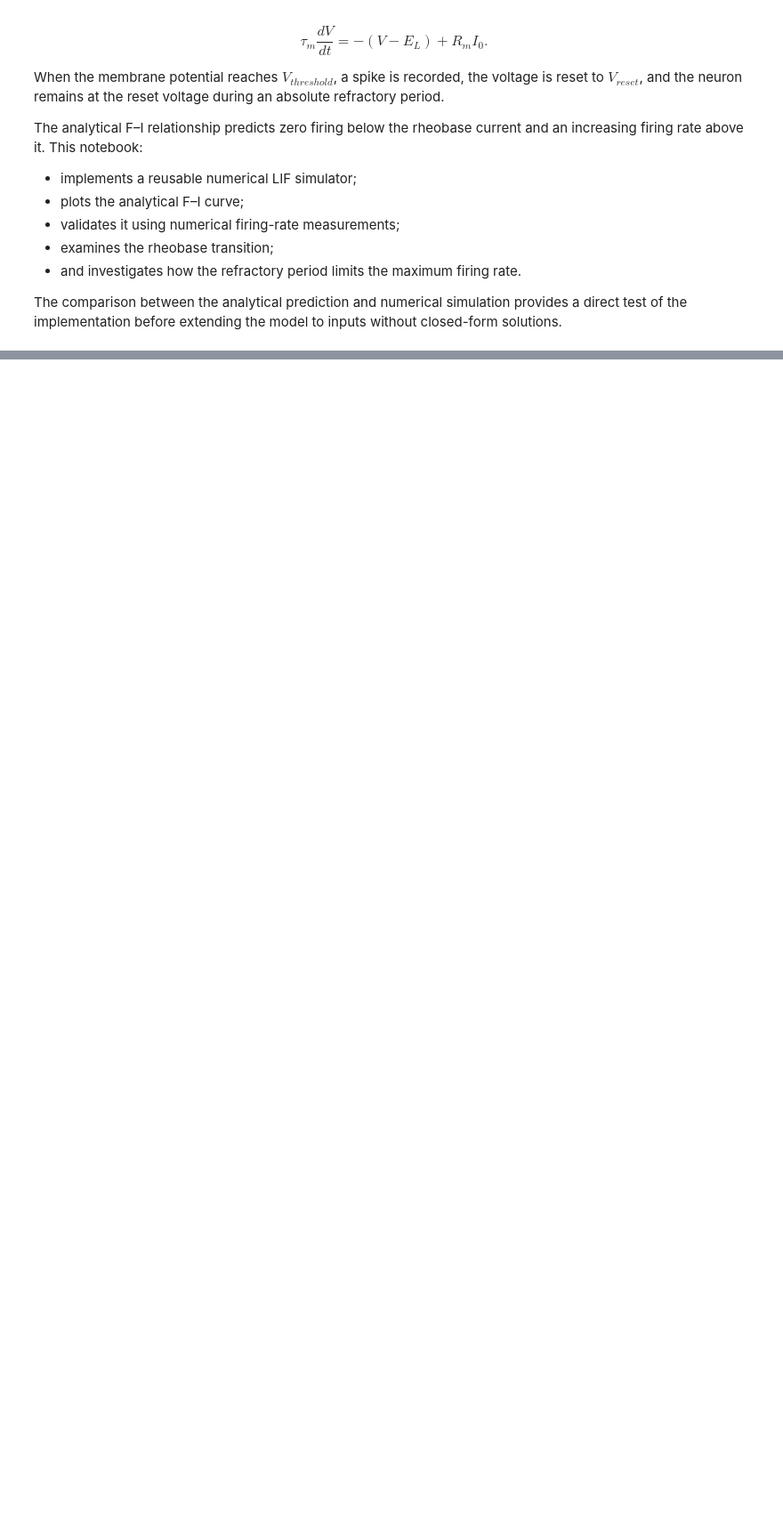
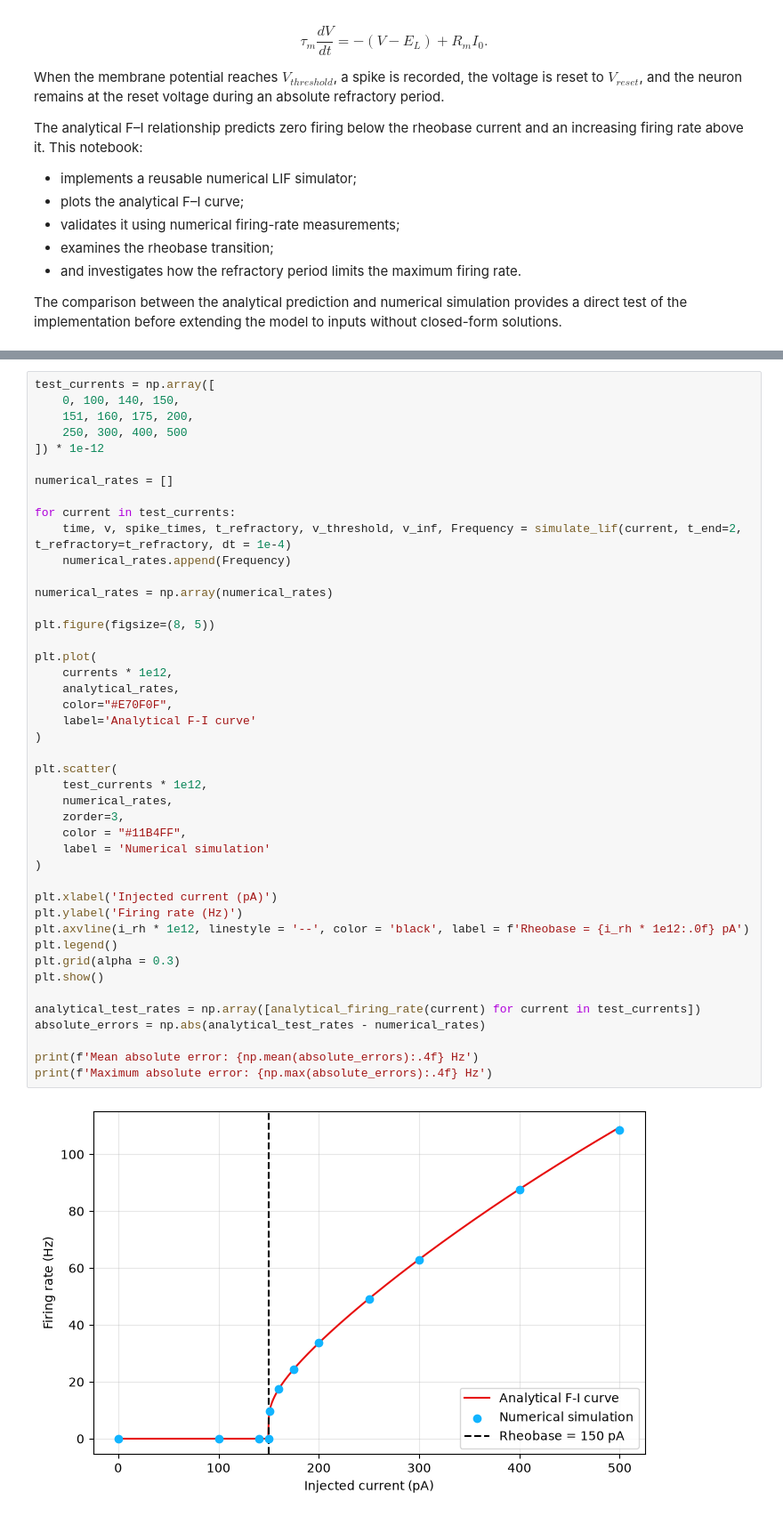
Before and after one commit to Elltropy/Leaky-integrate-and-fire-neuron-dynamics, a Jupyter notebook: notebooks/03_fi_curve.ipynb, the cells around one changed output, grey strips where cells are left out. Shown at 89% size. Drawn from its saved outputs; the diff is of its cells as text; blank space fills up the shorter version.

```diff
--- a/notebooks/03_fi_curve.ipynb
+++ b/notebooks/03_fi_curve.ipynb
@@ -112,0 +155,46 @@ plt.show()
+# %%
+test_currents = np.array([
+    0, 100, 140, 150,
+    151, 160, 175, 200,
+    250, 300, 400, 500
+]) * 1e-12
+
+numerical_rates = []
+
+for current in test_currents:
+    time, v, spike_times, t_refractory, v_threshold, v_inf, Frequency = simulate_lif(current, t_end=2, t_refractory=t_refractory, dt = 1e-4)
+    numerical_rates.append(Frequency)
+
+numerical_rates = np.array(numerical_rates)
+
+plt.figure(figsize=(8, 5))
+
+plt.plot(
+    currents * 1e12,
+    analytical_rates,
+    color="#E70F0F",
+    label='Analytical F-I curve'
+)
+
+plt.scatter(
+    test_currents * 1e12,
+    numerical_rates,
+    zorder=3,
+    color = "#11B4FF",
+    label = 'Numerical simulation'
+)
+
+plt.xlabel('Injected current (pA)')
+plt.ylabel('Firing rate (Hz)')
+plt.axvline(i_rh * 1e12, linestyle = '--', color = 'black', label = f'Rheobase = {i_rh * 1e12:.0f} pA')
+plt.legend()
+plt.grid(alpha = 0.3)
+plt.show()
+
+analytical_test_rates = np.array([analytical_firing_rate(current) for current in test_currents])
+absolute_errors = np.abs(analytical_test_rates - numerical_rates)
+
+print(f'Mean absolute error: {np.mean(absolute_errors):.4f} Hz')
+print(f'Maximum absolute error: {np.max(absolute_errors):.4f} Hz')
+# %% [output]
+[figure, added]
```
Also changed, not shown: parts of 3 cells of this notebook.
